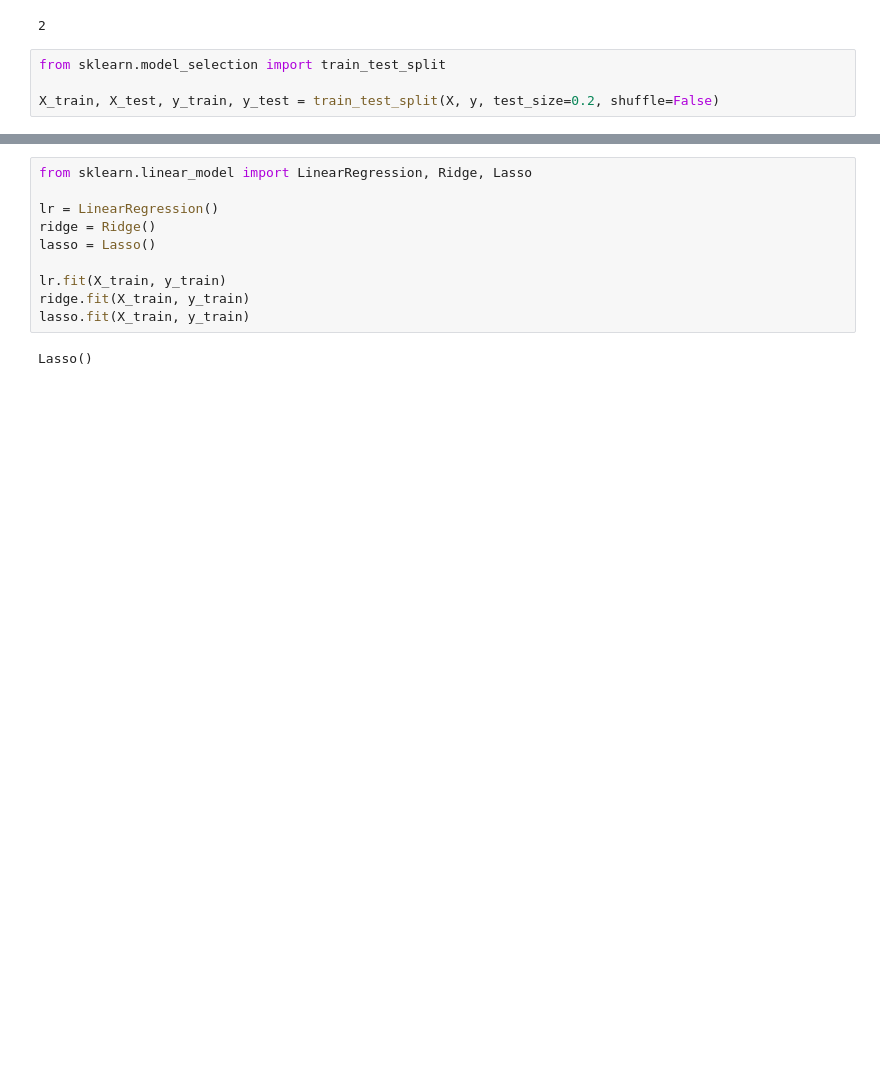
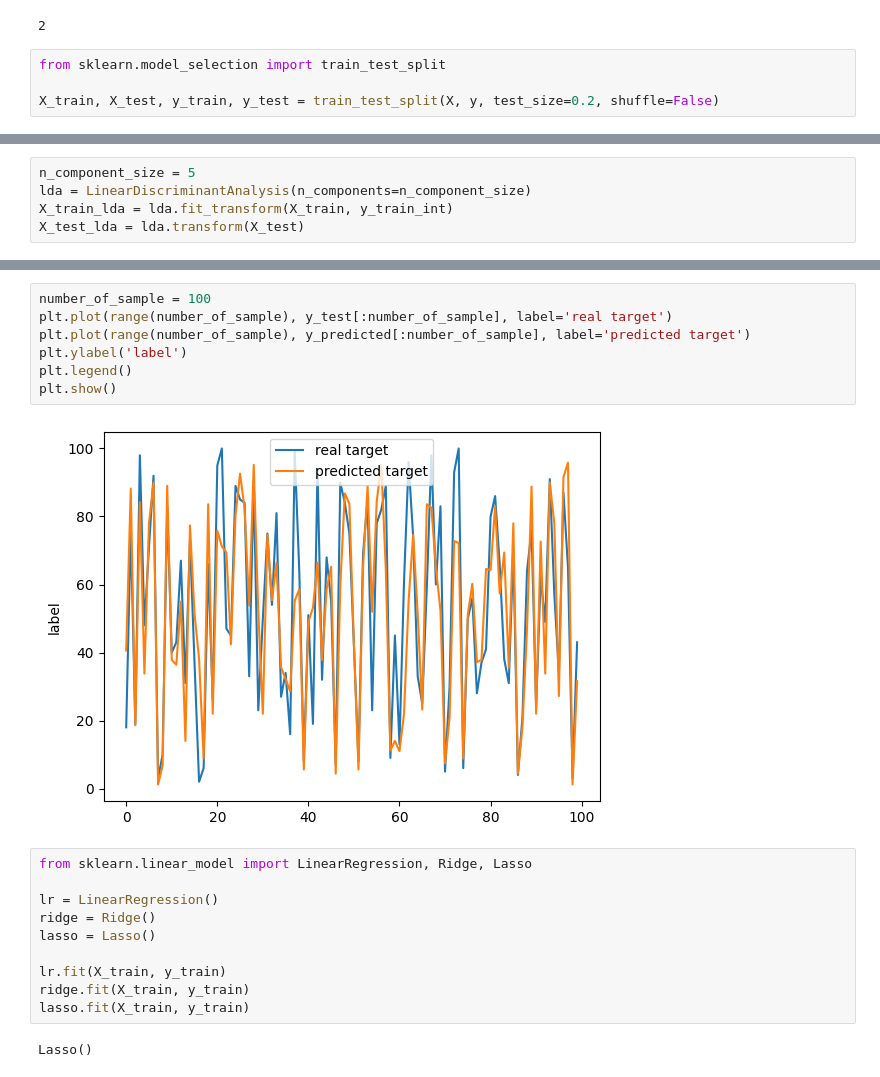
Before and after one commit to CG05/BillboardAnalitics, a Jupyter notebook: modeltest/test2022.ipynb, the cells around one changed output, grey strips where cells are left out. Cells and saved outputs as stored; diff of their text form; blank space fills up the shorter version.

```diff
--- a/modeltest/test2022.ipynb
+++ b/modeltest/test2022.ipynb
@@ -347,0 +430,5 @@ X_train, X_test, y_train, y_test = train_test_split(X, y, test_size=0.2, shuffle
+# %%
+n_component_size = 5
+lda = LinearDiscriminantAnalysis(n_components=n_component_size)
+X_train_lda = lda.fit_transform(X_train, y_train_int)
+X_test_lda = lda.transform(X_test)
@@ -348,3 +453,12 @@ X_train, X_test, y_train, y_test = train_test_split(X, y, test_size=0.2, shuffle
+# %%
+number_of_sample = 100
+plt.plot(range(number_of_sample), y_test[:number_of_sample], label='real target')
+plt.plot(range(number_of_sample), y_predicted[:number_of_sample], label='predicted target')
+plt.ylabel('label')
+plt.legend()
+plt.show()
+# %% [output]
+[figure, added]
 # %%
 from sklearn.linear_model import LinearRegression, Ridge, Lasso
 
```
Also changed, not shown: parts of 15 cells of this notebook, 2 other files.
